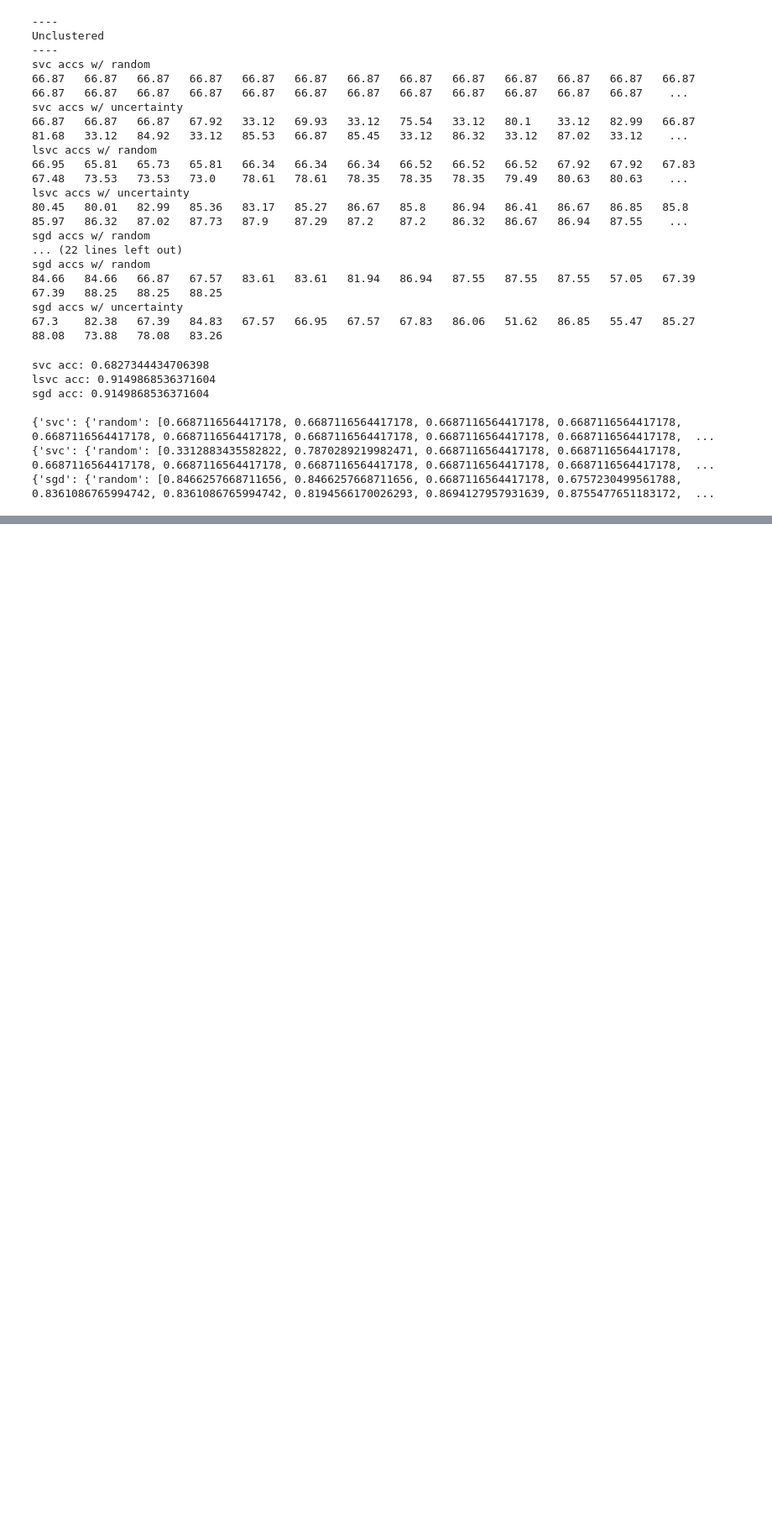
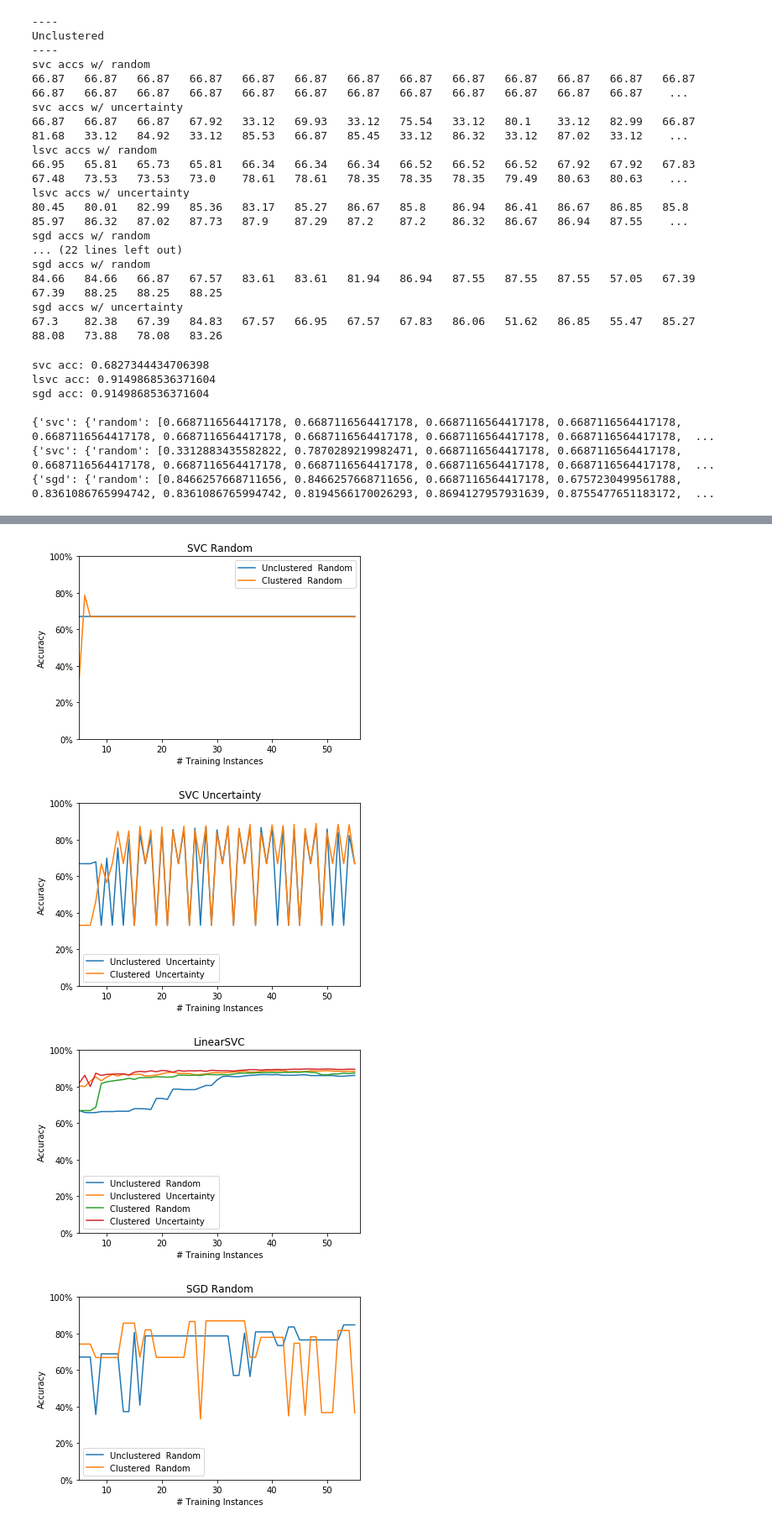
Before and after one commit to adidottxt/spotify-music-discovery, a Jupyter notebook: learning.ipynb, the cells around one changed output, grey strips where cells are left out. Shown: that part at 84% size. Saved outputs shown, nothing was run; the diff lists cells and outputs as text; code cells hidden in the pictures; blank space fills up the shorter version.

Commit message:
some plots generated by stygian code

```diff
--- a/learning.ipynb
+++ b/learning.ipynb
@@ -712,0 +721,14 @@ sgd acc: 0.9149868536371604
+# %%
+result_list = [active_unclustered_results, active_clustered_results]
+label_list = ['Unclustered', 'Clustered']
+
+def get_new_results(alg):
+    new_results = {}
+    for i in range(len(result_list)):
+        new_results[label_list[i]] = {}
+        for k in result_list[i][alg]: new_results[label_list[i]][k] = result_list[i][alg][k]
+    return new_results
+
+svc_results = get_new_results('svc')
+lsvc_results = get_new_results('lsvc')
+sgd_results = get_new_results('sgd')
@@ -712,0 +757,34 @@ sgd acc: 0.9149868536371604
+# %%
+import matplotlib.pyplot as plt
+import matplotlib.ticker as mtick
+
+def accuracy_plot(y, labels, title):
+
+    x = [i + 5 for i in range(len(y[0]))]
+
+    for i in range(len(y)):
+        plt.plot(x, y[i], '-', label=labels[i])
+    plt.legend()
+    plt.title(title)
+    plt.xlabel('# Training Instances')
+    plt.ylabel('Accuracy')
+    plt.axis([5, 5+len(y[0]), 0, 1.0])
+    plt.axes().yaxis.set_major_formatter(mtick.PercentFormatter(1.0))
+    plt.show()
+
+accuracy_plot(svc_y_r, svc_l_r, 'SVC Random')
+accuracy_plot(svc_y_u, svc_l_u, 'SVC Uncertainty')
+accuracy_plot(lsvc_y, lsvc_l, 'LinearSVC')
+accuracy_plot(sgd_y_r, sgd_l_r, 'SGD Random')
+accuracy_plot(sgd_y_u, sgd_l_u, 'SGD Uncertainty')
+
+# def get_accuracy_plots():
+#     for alg in SUPPORTED_ALGS:
+#         accuracy_plot(basic_results[i][:2], basic_titles[i])
+
+# get_accuracy_plots()
+# %% [output]
+[figure, added]
+[figure, added]
+[figure, added]
+[figure, added]
```
Also changed, not shown: parts of 4 cells of this notebook.
